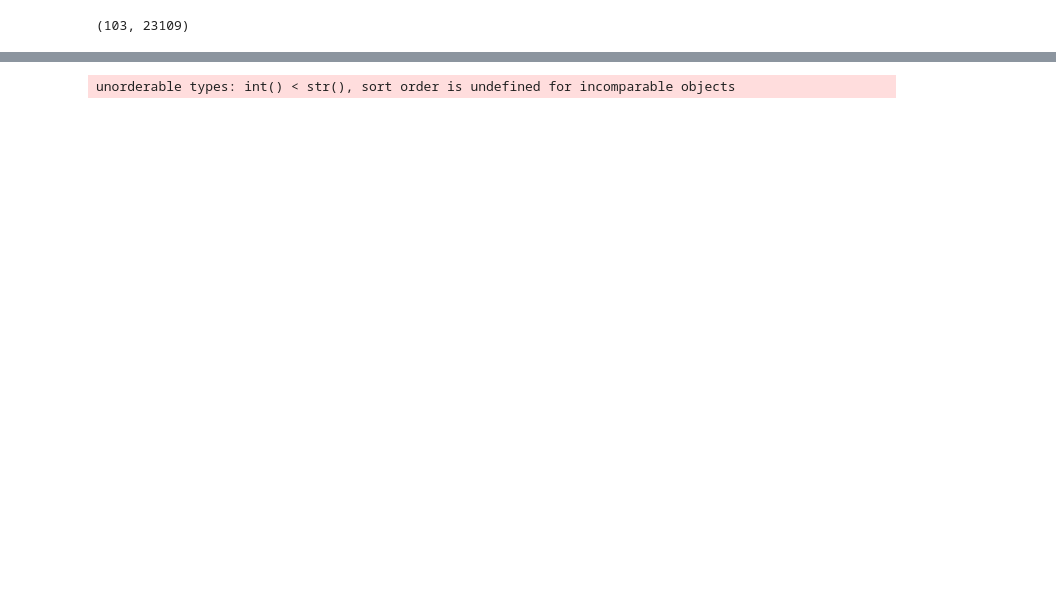
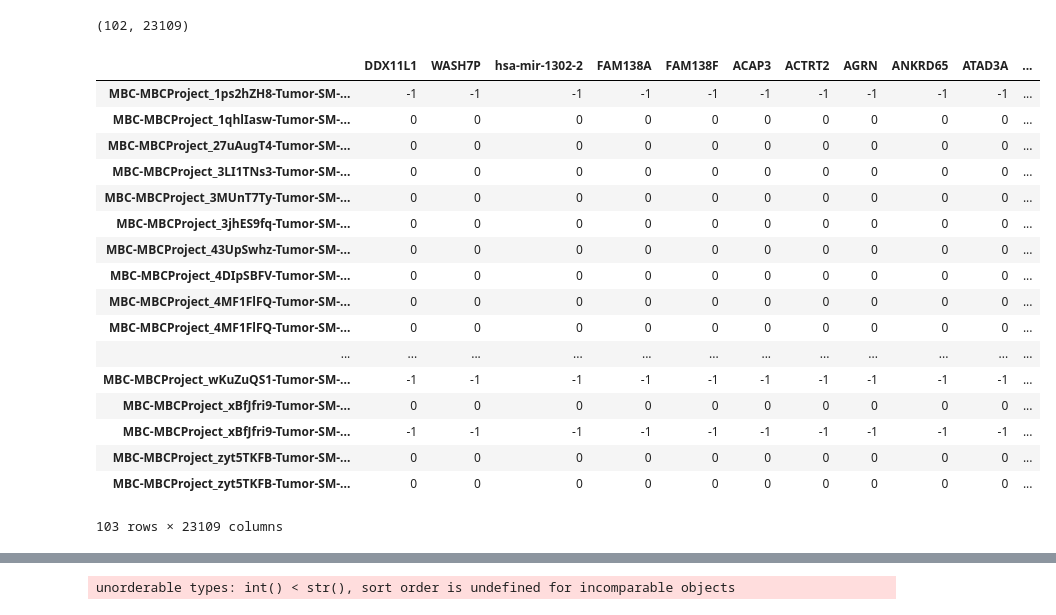
Before and after one commit to egeozin/Data-Analytics-to-Predict-Breast-Cancer-Subtype, a Jupyter notebook: REGRESSION_CNA-COPY.ipynb, the cells around one changed output, grey strips where cells are left out. Cells and saved outputs as stored; diff of their text form; code cells hidden in the pictures; blank space fills up the shorter version.

```diff
--- a/REGRESSION_CNA-COPY.ipynb
+++ b/REGRESSION_CNA-COPY.ipynb
@@ -33,11 +66,38 @@ labels = labels['ONCOTREE_CODE']
 result = pd.concat([data, labels], axis=1)
 result.head()
 
+result = result[result.index.str.contains("MBC-MBCProject_43UpSwhz-Tumor-SM-DL4W8") == False]
+
+
 labels=result['ONCOTREE_CODE']
+result.drop('ONCOTREE_CODE', axis=1, inplace=True)
 
-X = data.as_matrix()
+X = result.as_matrix()
 Y = labels
 
 print(X.shape)
+
+genes = np.array(data.columns)
 # %% [output]
-(103, 23109)
+(102, 23109)
+# %%
+result
+# %% [output]
+|  | DDX11L1 | WASH7P | hsa-mir-1302-2 | FAM138A | FAM138F | ACAP3 | ACTRT2 | AGRN | ANKRD65 | ATAD3A | ... |
+| MBC-MBCProject_1ps2hZH8-Tumor-SM-... | -1 | -1 | -1 | -1 | -1 | -1 | -1 | -1 | -1 | -1 | ... |
+| MBC-MBCProject_1qhlIasw-Tumor-SM-... | 0 | 0 | 0 | 0 | 0 | 0 | 0 | 0 | 0 | 0 | ... |
+| MBC-MBCProject_27uAugT4-Tumor-SM-... | 0 | 0 | 0 | 0 | 0 | 0 | 0 | 0 | 0 | 0 | ... |
+| MBC-MBCProject_3LI1TNs3-Tumor-SM-... | 0 | 0 | 0 | 0 | 0 | 0 | 0 | 0 | 0 | 0 | ... |
+| MBC-MBCProject_3MUnT7Ty-Tumor-SM-... | 0 | 0 | 0 | 0 | 0 | 0 | 0 | 0 | 0 | 0 | ... |
+| MBC-MBCProject_3jhES9fq-Tumor-SM-... | 0 | 0 | 0 | 0 | 0 | 0 | 0 | 0 | 0 | 0 | ... |
+| MBC-MBCProject_43UpSwhz-Tumor-SM-... | 0 | 0 | 0 | 0 | 0 | 0 | 0 | 0 | 0 | 0 | ... |
+| MBC-MBCProject_4DIpSBFV-Tumor-SM-... | 0 | 0 | 0 | 0 | 0 | 0 | 0 | 0 | 0 | 0 | ... |
+| MBC-MBCProject_4MF1FlFQ-Tumor-SM-... | 0 | 0 | 0 | 0 | 0 | 0 | 0 | 0 | 0 | 0 | ... |
+| MBC-MBCProject_4MF1FlFQ-Tumor-SM-... | 0 | 0 | 0 | 0 | 0 | 0 | 0 | 0 | 0 | 0 | ... |
+| ... | ... | ... | ... | ... | ... | ... | ... | ... | ... | ... | ... |
+| MBC-MBCProject_wKuZuQS1-Tumor-SM-... | -1 | -1 | -1 | -1 | -1 | -1 | -1 | -1 | -1 | -1 | ... |
+| MBC-MBCProject_xBfJfri9-Tumor-SM-... | 0 | 0 | 0 | 0 | 0 | 0 | 0 | 0 | 0 | 0 | ... |
+| MBC-MBCProject_xBfJfri9-Tumor-SM-... | -1 | -1 | -1 | -1 | -1 | -1 | -1 | -1 | -1 | -1 | ... |
+| MBC-MBCProject_zyt5TKFB-Tumor-SM-... | 0 | 0 | 0 | 0 | 0 | 0 | 0 | 0 | 0 | 0 | ... |
+| MBC-MBCProject_zyt5TKFB-Tumor-SM-... | 0 | 0 | 0 | 0 | 0 | 0 | 0 | 0 | 0 | 0 | ... |
+103 rows × 23109 columns
```
Also changed, not shown: parts of 9 cells of this notebook, 1 other file.
